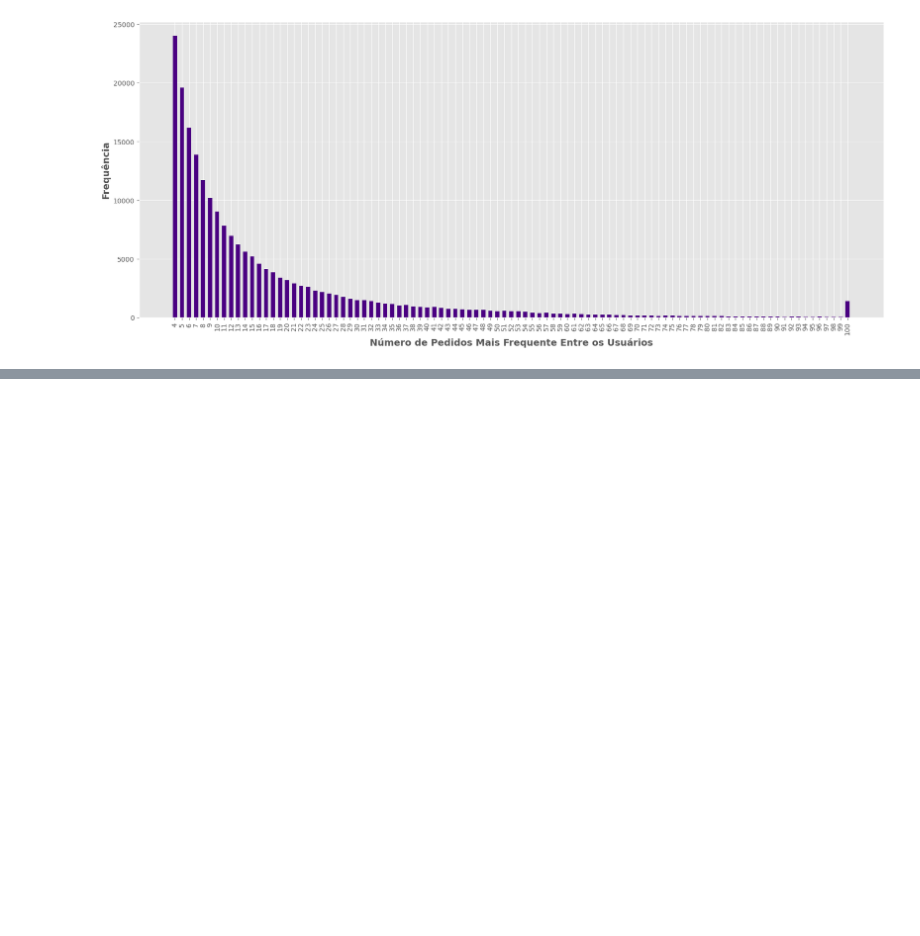
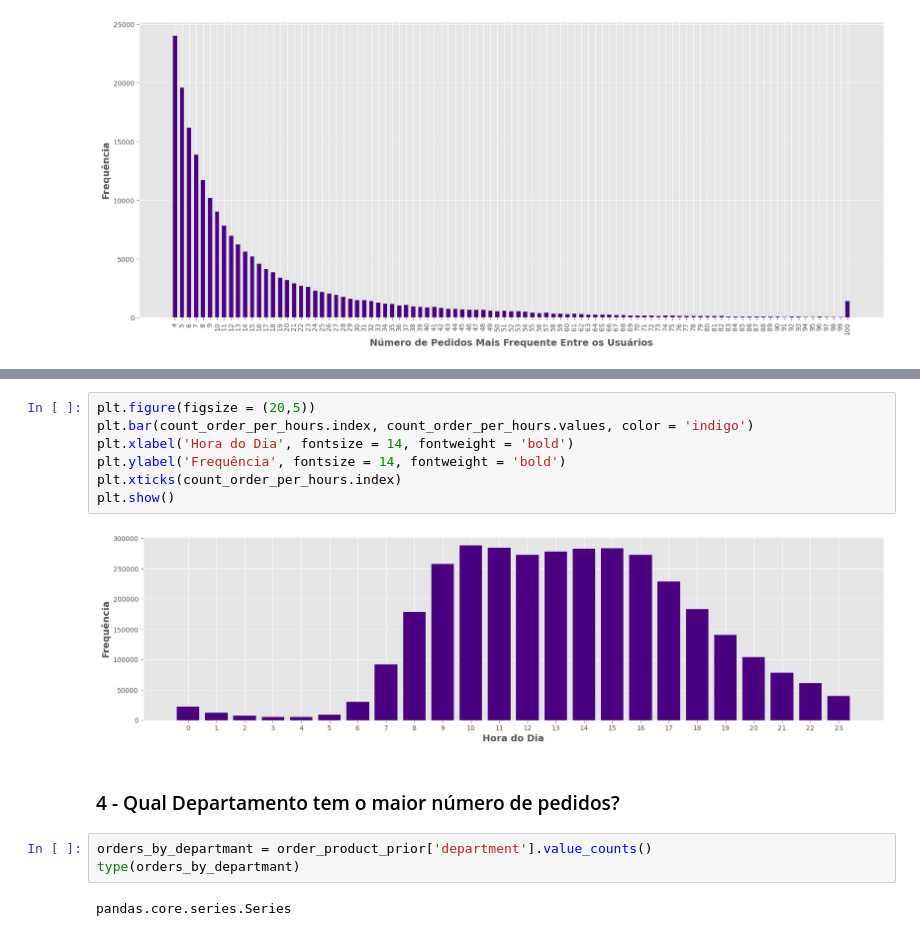
Before and after one commit to raulrosapacheco/Analise-Instacart-CestaDeMercado, a Jupyter notebook: Analise_Instacart_CestaDeMercado.ipynb, the cells around one changed output, grey strips where cells are left out. Saved outputs shown, nothing was run; the diff lists cells and outputs as text; blank space fills up the shorter version.

```diff
--- a/Analise_Instacart_CestaDeMercado.ipynb
+++ b/Analise_Instacart_CestaDeMercado.ipynb
@@ -257,0 +296,16 @@ plt.show()
+# %%
+plt.figure(figsize = (20,5))
+plt.bar(count_order_per_hours.index, count_order_per_hours.values, color = 'indigo')
+plt.xlabel('Hora do Dia', fontsize = 14, fontweight = 'bold')
+plt.ylabel('Frequência', fontsize = 14, fontweight = 'bold')
+plt.xticks(count_order_per_hours.index)
+plt.show()
+# %% [output]
+[figure, added]
+# %% [markdown]
+### 4 - Qual Departamento tem o maior número de pedidos?
+# %%
+orders_by_departmant = order_product_prior['department'].value_counts()
+type(orders_by_departmant)
+# %% [output]
+pandas.core.series.Series
```
Also changed, not shown: parts of 12 cells of this notebook.
